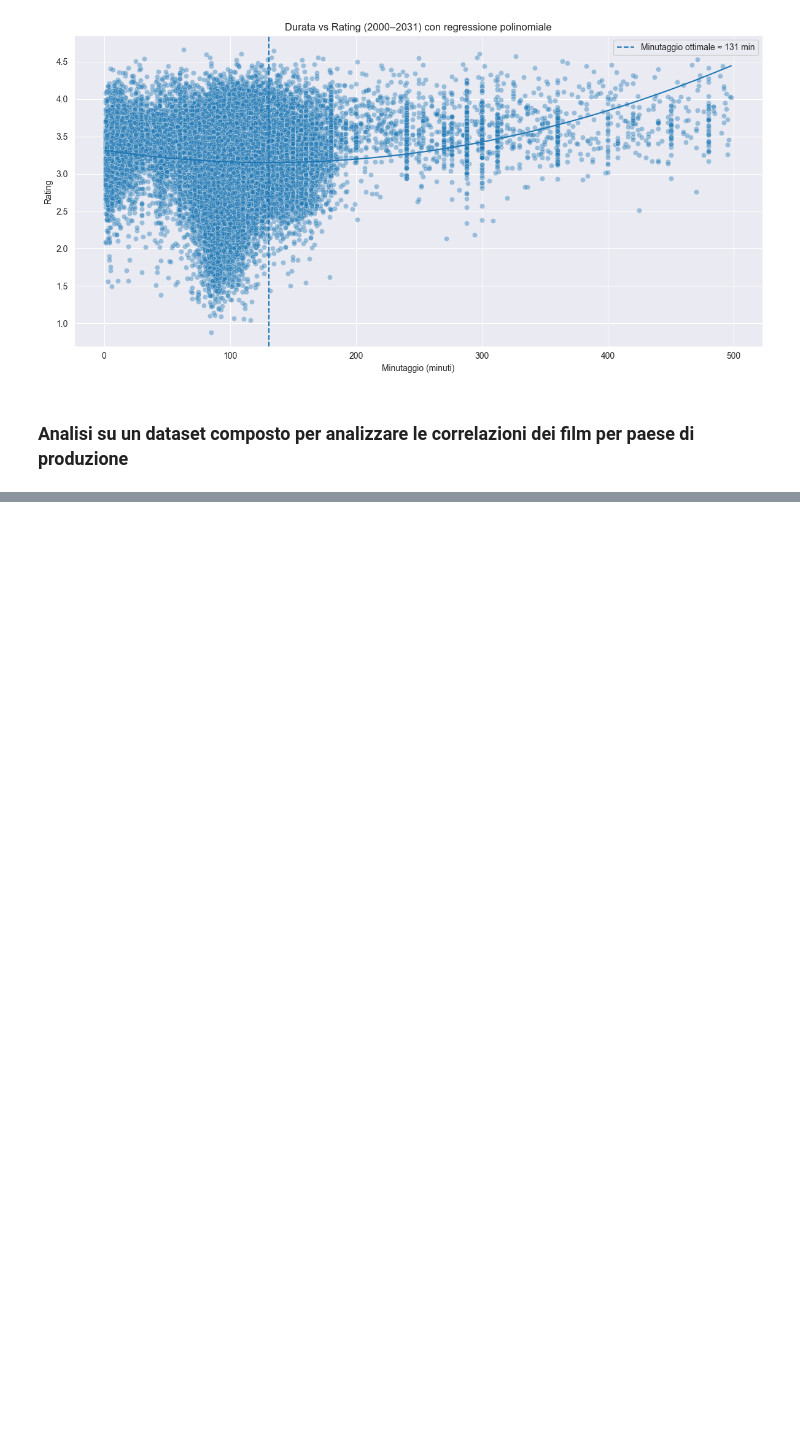
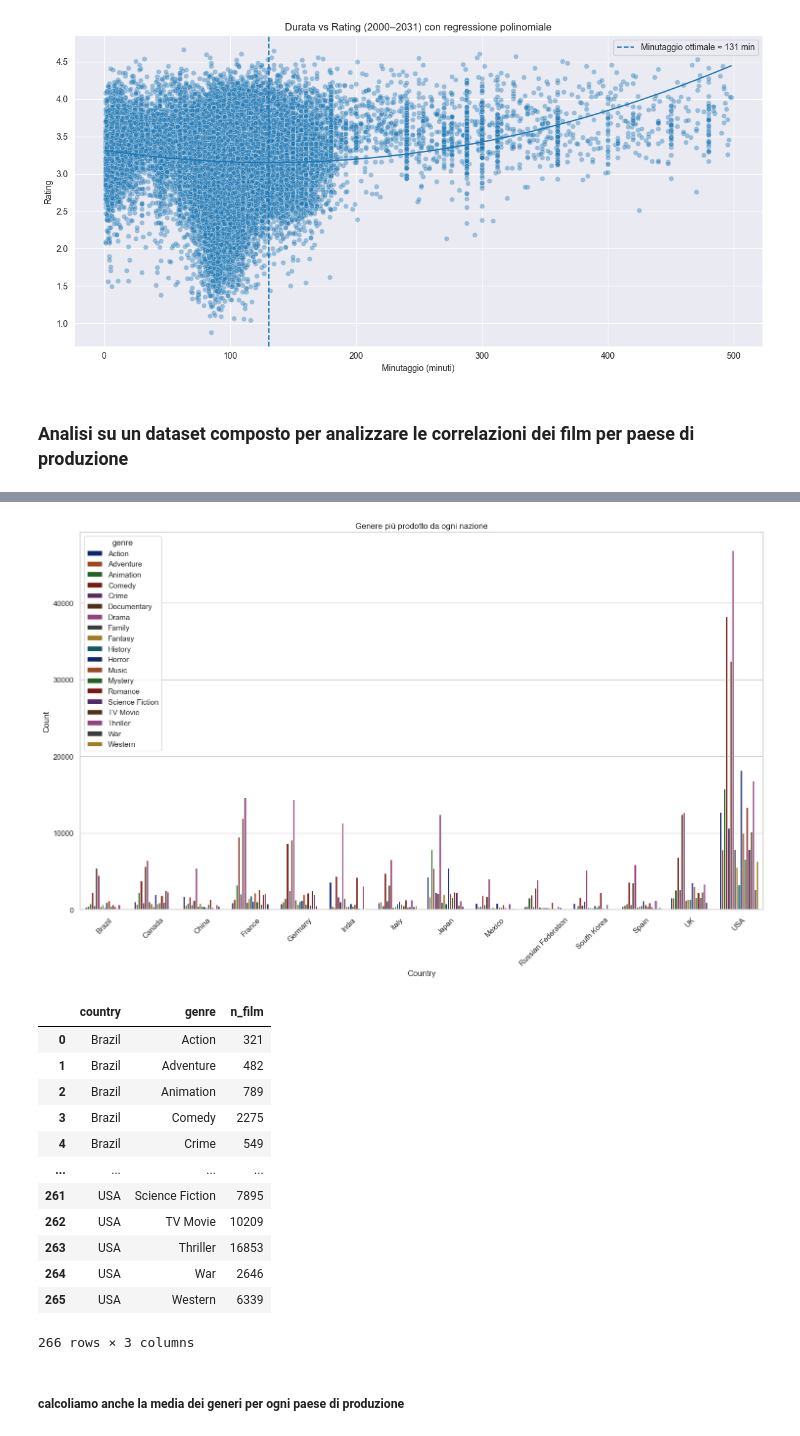
Before and after one commit to DominikGani/Domenico-Ganino-Progetto-IUM-2025, a Jupyter notebook: Main.ipynb, the cells around one changed output, grey strips where cells are left out. Saved outputs shown, nothing was run; the diff lists cells and outputs as text; code cells hidden in the pictures; blank space fills up the shorter version.

```diff
--- a/Main.ipynb
+++ b/Main.ipynb
@@ -338,0 +374,31 @@ movies_w_country_exp_df
+# %%
+# creaiamo un ulteriore dataset che contiene i generi, i paesi di produzione e il range di anno di produzione
+movies_w_genres_and_country_df = pd.merge(movies_w_best_country_df, exploded_genre_yr, on = ["id", "name", "date", "description", "minute", "rating"])
+# %%
+# quali generi sono stati prodotti maggiormente dalle varie nazioni
+df = movies_w_genres_and_country_df.groupby(["country", "genre"]).size().reset_index(name = "n_film")
+plt.figure(figsize = (18, 10))
+
+ax = sns.barplot(data = df, x = "country", y = "n_film", hue = "genre", palette = "dark")
+plt.title("Genere più prodotto da ogni nazione")
+plt.xlabel("Country")
+plt.ylabel("Count")
+plt.xticks(rotation = 45)
+plt.show()
+# %% [output]
+[figure, added]
+|  | country | genre | n_film |
+| 0 | Brazil | Action | 321 |
+| 1 | Brazil | Adventure | 482 |
+| 2 | Brazil | Animation | 789 |
+| 3 | Brazil | Comedy | 2275 |
+| 4 | Brazil | Crime | 549 |
+| ... | ... | ... | ... |
+| 261 | USA | Science Fiction | 7895 |
+| 262 | USA | TV Movie | 10209 |
+| 263 | USA | Thriller | 16853 |
+| 264 | USA | War | 2646 |
+| 265 | USA | Western | 6339 |
+266 rows × 3 columns
+# %% [markdown]
+##### calcoliamo anche la media dei generi per ogni paese di produzione
```
Also changed, not shown: parts of 13 cells of this notebook.
